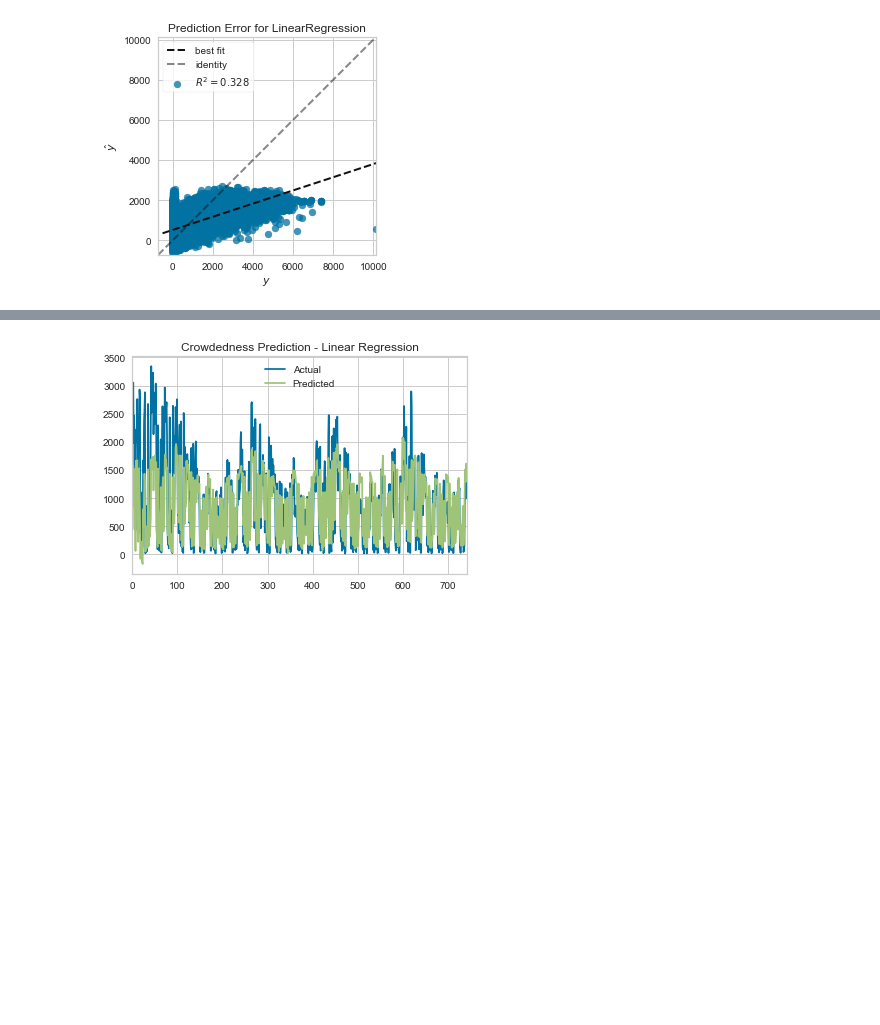
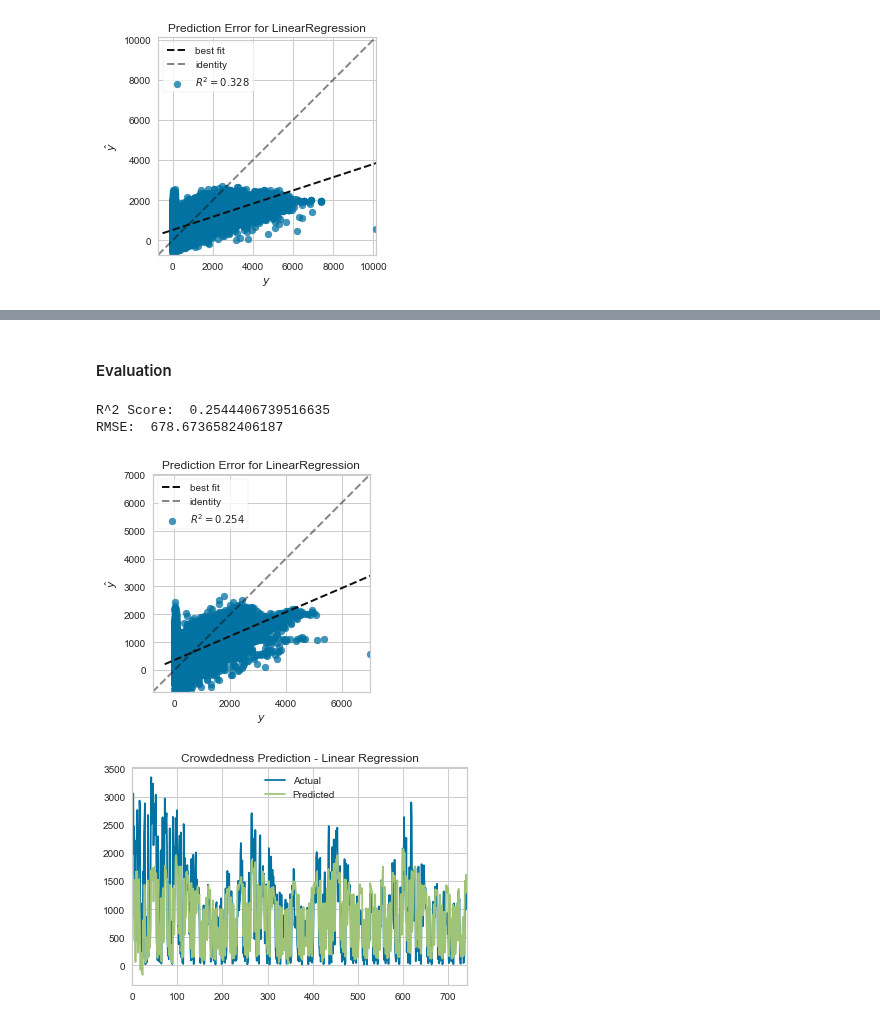
Before and after one commit to LeDon96/CrowdednessPrediction, a Jupyter notebook: Jupyter Notebooks/Regression Models.ipynb, the cells around one changed output, grey strips where cells are left out. Saved outputs shown, nothing was run; the diff lists cells and outputs as text; code cells hidden in the pictures; blank space fills up the shorter version.

```diff
--- a/Jupyter Notebooks/Regression Models.ipynb
+++ b/Jupyter Notebooks/Regression Models.ipynb
@@ -77,2 +90,21 @@ RMSE:  848.6575799263707
+# %% [markdown]
+#### Evaluation
+# %%
+eval_base_score = base.score(x_eval, y_eval)
+
+y_pred_eval_base = base.predict(x_eval)
+eval_base_mse = mean_squared_error(y_pred_eval_base, y_eval)
+
+print("R^2 Score: ", eval_base_score)
+print("RMSE: ", np.sqrt(eval_base_mse))
+
+visualizer = PredictionError(base)
+visualizer.fit(x_train, y_train)  # Fit the training data to the visualizer
+visualizer.score(x_eval, y_eval)  # Evaluate the model on the test data
+g = visualizer.poof()
+# %% [output]
+R^2 Score:  0.2544406739516635
+RMSE:  678.6736582406187
+[figure, added]
 # %%
 #Time series
```
Also changed, not shown: parts of 13 cells of this notebook, 1 other file.
